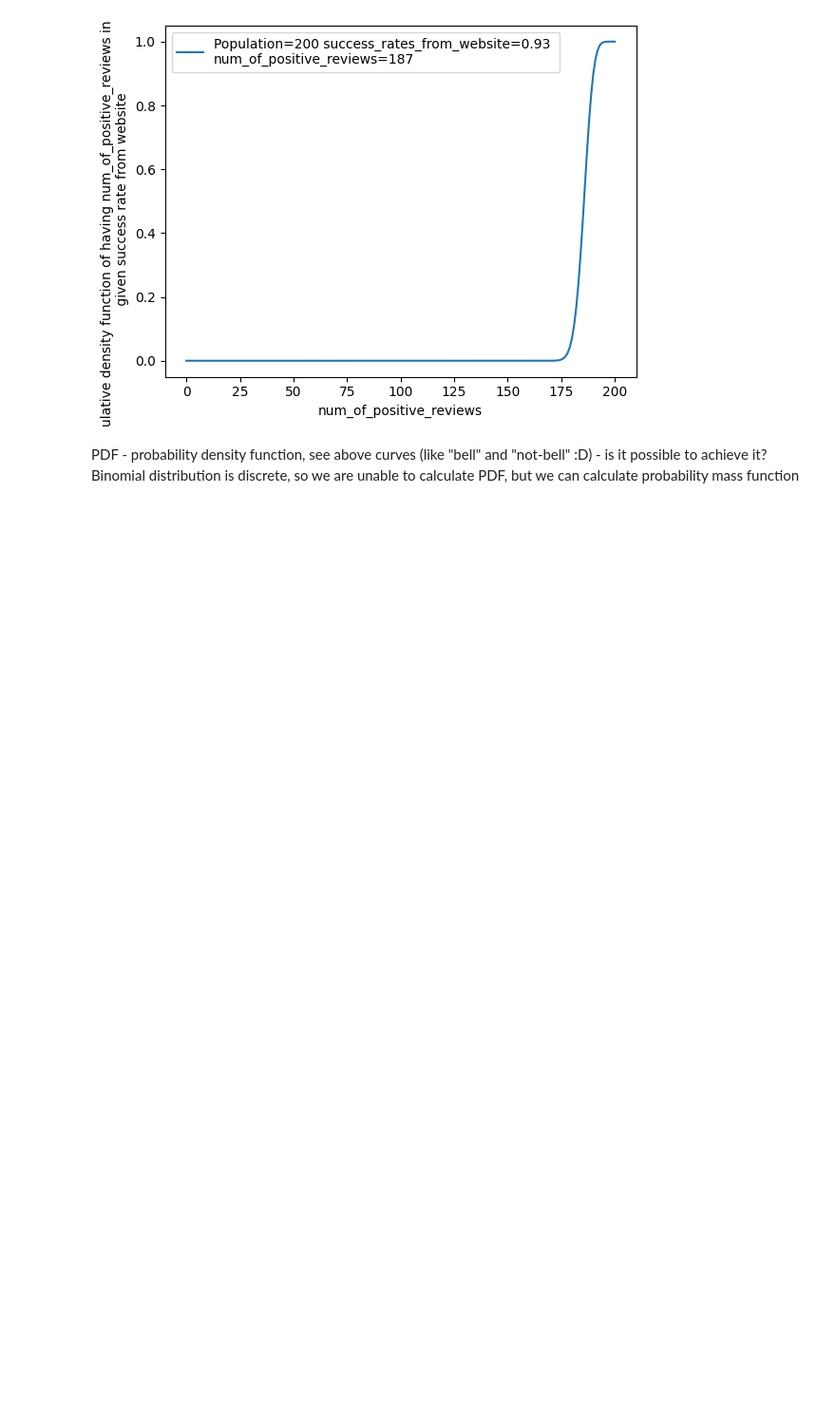
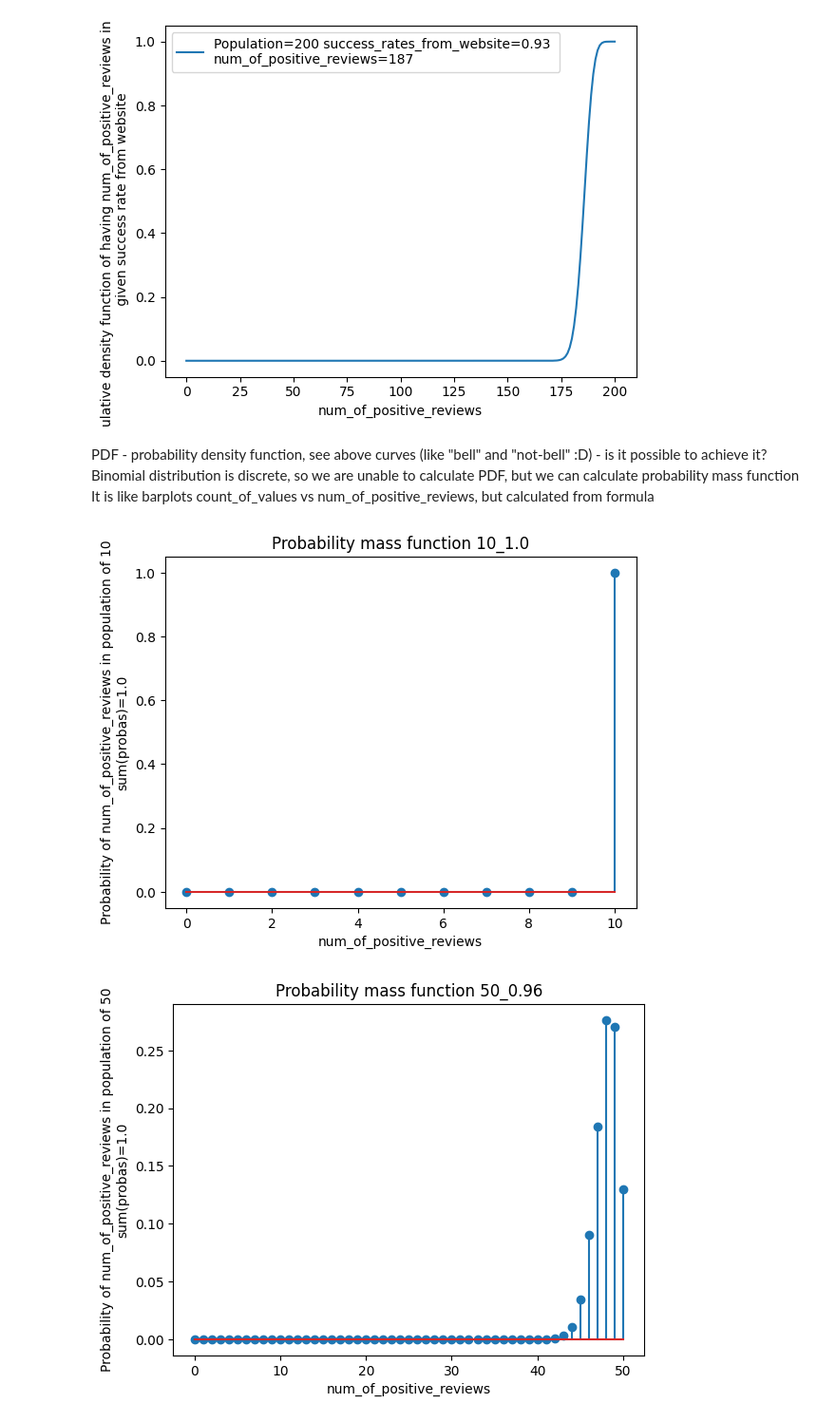
Before and after one commit to kajakIYD/Binomial_distribution, a Jupyter notebook: main.ipynb, the cells around one changed output. Shown at 95% size. Saved outputs shown, nothing was run; the diff lists cells and outputs as text; code cells hidden in the pictures; blank space fills up the shorter version.

Commit message:
Add probability mass function

```diff
--- a/main.ipynb
+++ b/main.ipynb
@@ -237,4 +237,20 @@ for n, k, s_from_website in zip(num_of_reviews_from_website, true_most_common_va
 [figure]
 # %% [markdown]
 PDF - probability density function, see above curves (like "bell" and "not-bell" :D) - is it possible to achieve it? <br>
-Binomial distribution is discrete, so we are unable to calculate PDF, but we can calculate probability mass function
+Binomial distribution is discrete, so we are unable to calculate PDF, but we can calculate probability mass function <br>
+It is like barplots count_of_values vs num_of_positive_reviews, but calculated from formula
+# %%
+for num_of_reviews, success_rate in zip(num_of_reviews_from_website, success_rates_from_website):
+    probas = []
+    num_of_reviews_list = np.linspace(0, num_of_reviews, num=num_of_reviews + 1, dtype=int)
+    for k in num_of_reviews_list:
+        probas.append(get_binomial_proba(n=num_of_reviews, k=k, p=success_rate))  # probas sum up to 1, because it is probabilities for some random process
+        # (these plots above with similar shape do not sum up to 1 because they was function of success_rate so was not a distribution for some random process)
+    plt.stem(num_of_reviews_list, probas)
+    plt.title(f"Probability mass function {num_of_reviews}_{success_rate}")
+    plt.xlabel("num_of_positive_reviews")
+    plt.ylabel(f"Probability of num_of_positive_reviews in population of {num_of_reviews}\nsum(probas)={sum(probas)}")
+    plt.show()
+# %% [output]
+[figure, added]
+[figure, added]
```
Also changed, not shown: parts of 4 cells of this notebook.
